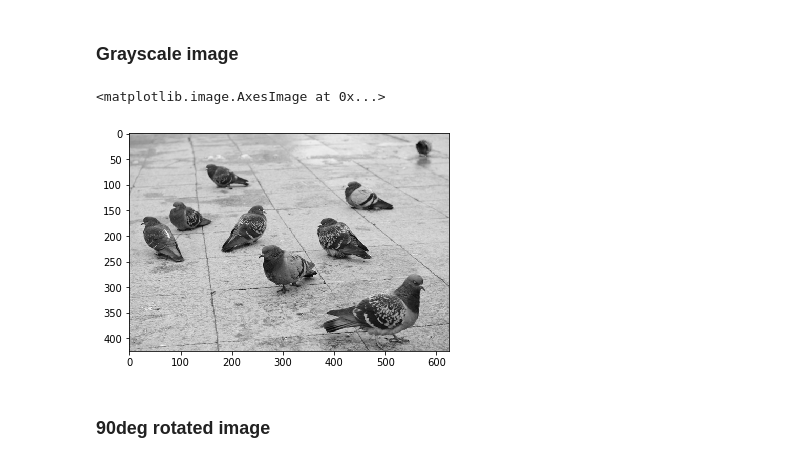
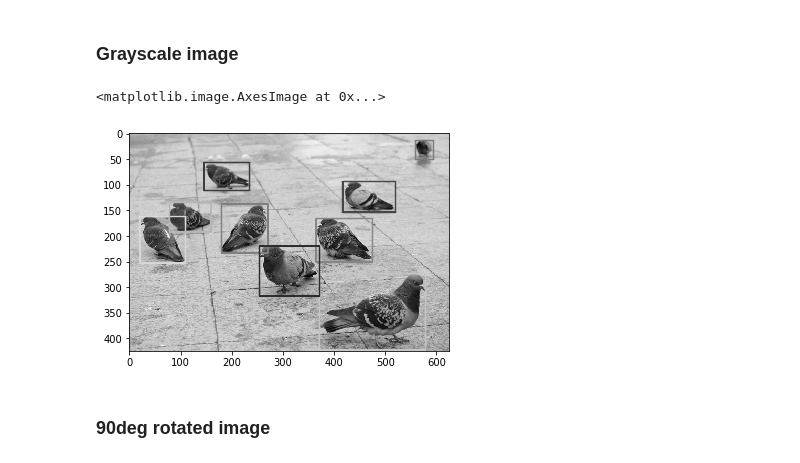
Before and after one commit to happy-unicorn/python-yolov5-augmentation, a Jupyter notebook: research.ipynb, the cells around one changed output. Drawn from its saved outputs; the diff is of its cells as text; code cells hidden in the pictures.

```diff
--- a/research.ipynb
+++ b/research.ipynb
@@ -39,6 +39,3 @@ plt.imshow(boxed_image)
 # Image level augmentation
 # %% [markdown]
 ### Original image
-# %%
-image = cv2.imread("data/images/dove.jpg")
-plt.imshow(image)
@@ -76,11 +150,13 @@ plt.imshow(rotate_image(image, angle))
 # %%
 def image_to_grayscale(image):
     return cv2.cvtColor(image, cv2.COLOR_BGR2GRAY)
 
 
-plt.imshow(image_to_grayscale(image), cmap='gray')
+boxed_image = draw_rectangles(image_to_grayscale(image), labels)
+
+plt.imshow(boxed_image, cmap='gray')
 # %% [output]
 <matplotlib.image.AxesImage at 0x...>
-[figure, old version]
+[figure, new version]
 # %% [markdown]
 ### 90deg rotated image
```
Also changed, not shown: parts of 13 cells of this notebook, 1 other file.
